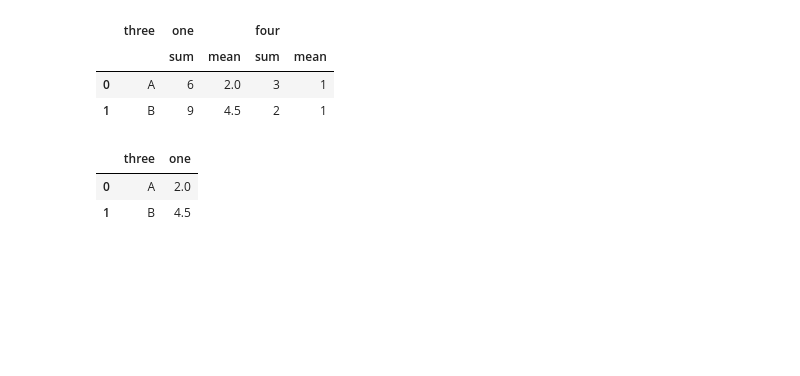
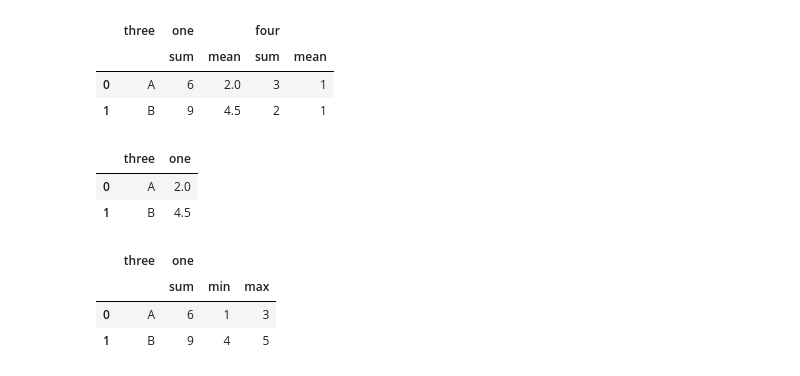
Before and after one commit to IgorAramb/DS_Master_A1_Chall, a Jupyter notebook: playground.ipynb, the cells around one changed output. Drawn from its saved outputs; the diff is of its cells as text; code cells hidden in the pictures; blank space fills up the shorter version.

```diff
--- a/playground.ipynb
+++ b/playground.ipynb
@@ -40,3 +40,10 @@ df[['one','three']].groupby('three').aggregate(np.mean).reset_index()
 |  | three | one |
 | 0 | A | 2.0 |
 | 1 | B | 4.5 |
+# %%
+df[['one','three']].groupby('three').aggregate([sum, min, max]).reset_index()
+# %% [output]
+|  | three | one |  |  |
+|  |  | sum | min | max |
+| 0 | A | 6 | 1 | 3 |
+| 1 | B | 9 | 4 | 5 |
```
Also changed, not shown: 1 other file.
